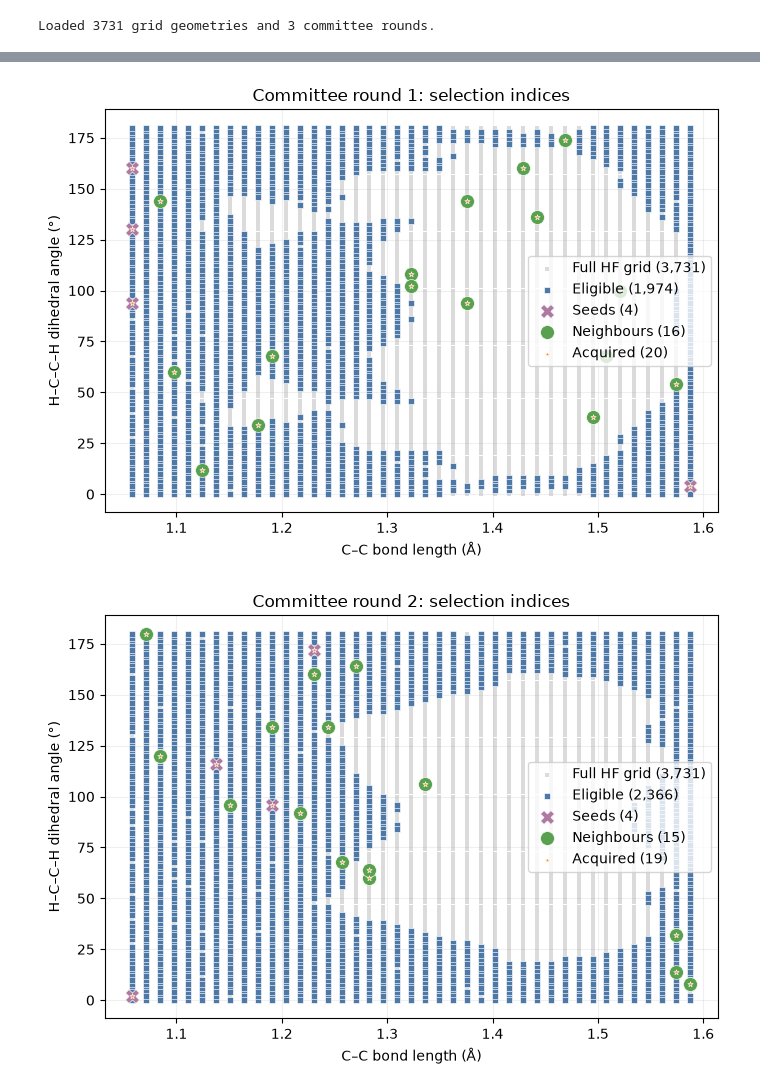
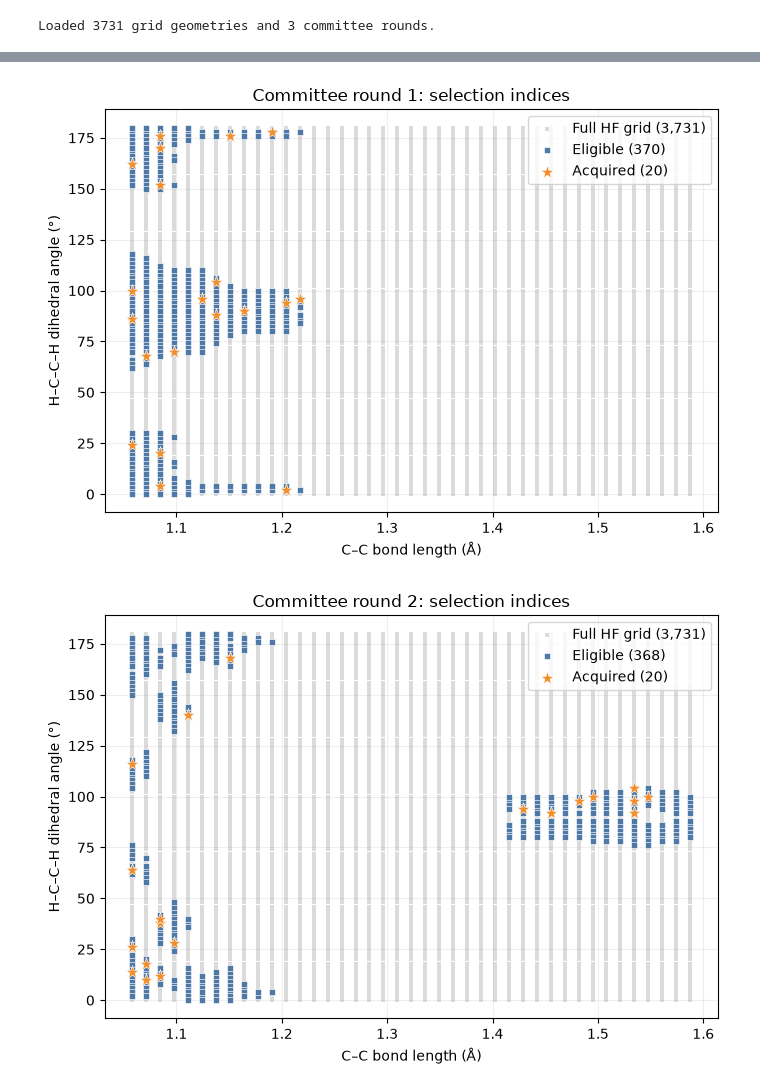
Before and after one commit to yoghurtfork/X-MACE-sampling, a Jupyter notebook: notebooks/active_learning_analyse.ipynb, the cells around one changed output, grey strips where cells are left out. Drawn from its saved outputs; the diff is of its cells as text; code cells hidden in the pictures.

Commit message:
Active learning results

```diff
--- a/notebooks/active_learning_analyse.ipynb
+++ b/notebooks/active_learning_analyse.ipynb
@@ -21,7 +21,7 @@ if str(PROJECT_ROOT) not in sys.path:
 from sampling_methods import descriptors
 
 # Change this if analysing a different active-learning run.
-RESULT_PATH = PROJECT_ROOT / 'scripts/output/run_13/result.json'
+RESULT_PATH = PROJECT_ROOT / 'scripts/output/run_14/result.json'
 
 with RESULT_PATH.open() as handle:
     result = json.load(handle)
@@ -136,41 +136,39 @@ for round_record in result['rounds']:
 # Show the selection stages on the same HCCH-dihedral/bond-length grid.
 selection_groups = (
     ('eligible_indices', 'Eligible', '#4e79a7', 's', 16),
-    ('seed_indices', 'Seeds', '#af7aa1', 'X', 100),
-    ('neighbour_indices', 'Neighbours', '#59a14f', 'o', 100),
-    ('acquired_indices', 'Acquired', '#f28e2b', '*', 16),
+    ('acquired_indices', 'Acquired', '#f28e2b', '*', 100),
 )
 
 for round_record in result['rounds']:
     round_number = round_record['round_number'] + 1
     selection = round_record.get('selection', {})
 
     fig, ax = plt.subplots(figsize=(7, 5))
     ax.scatter(
         cc_bond_lengths, hcch_dihedrals,
         s=10, color='0.86', marker='s', linewidths=0,
         label=f'Full HF grid ({len(hf_grid):,})', zorder=1,
     )
     # Draw broad candidate sets first, then the selected subsets on top.
     for zorder, (key, label, colour, marker, size) in enumerate(selection_groups, start=2):
         indices = np.asarray(selection.get(key, []), dtype=int)
         if not len(indices):
             continue
         ax.scatter(
             cc_bond_lengths[indices], hcch_dihedrals[indices],
             s=size, color=colour, marker=marker, edgecolor='white', linewidth=0.45,
             label=f'{label} ({len(indices):,})', zorder=zorder,
         )
 
     ax.set(
         title=f'Committee round {round_number}: selection indices',
         xlabel='C–C bond length (Å)',
         ylabel='H–C–C–H dihedral angle (°)',
     )
     ax.legend(loc='best')
     ax.grid(alpha=0.2)
     fig.tight_layout()
     plt.show()
 # %% [output]
-[figure, old version]
+[figure, new version]
-[figure, old version]
+[figure, new version]
```
Also changed, not shown: parts of 4 cells of this notebook, 19 other files.
